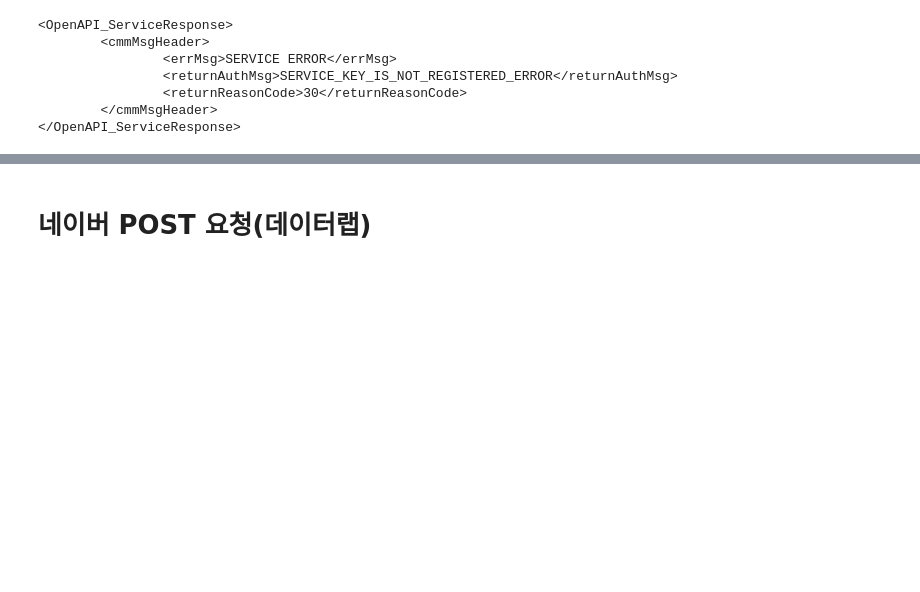
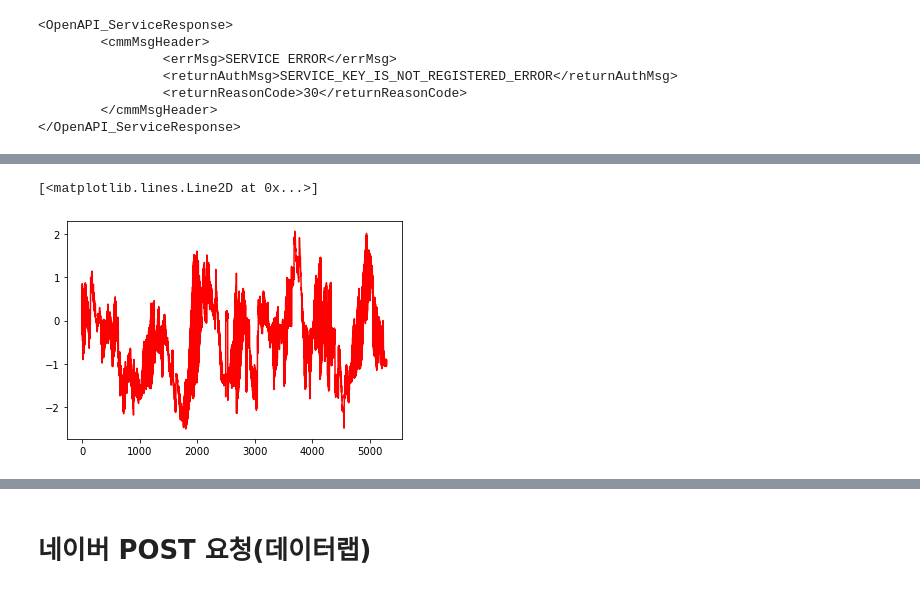
Before and after one commit to ldyoung4032/Deep_Learninng_Academy, a Jupyter notebook: API.ipynb, the cells around one changed output, grey strips where cells are left out. Drawn from its saved outputs; the diff is of its cells as text; code cells hidden in the pictures; blank space fills up the shorter version.

```diff
--- a/API.ipynb
+++ b/API.ipynb
@@ -36,0 +164,3 @@ print(resp.text)
+# %%
+data = resp.json()
+data
@@ -36,0 +191,5 @@ print(resp.text)
+# %%
+items = data['response']['body']['items']['item']
+# %%
+dright_index = pd.DataFrame(items)
+dright_index.head()
@@ -36,0 +218,3 @@ print(resp.text)
+# %%
+import numpy as np
+dright_index['anlval'] =dright_index['anlval'].astype(np.float64)
@@ -36,0 +235,5 @@ print(resp.text)
+# %%
+plt.plot(dright_index['anlval'], 'r')
+# %% [output]
+[<matplotlib.lines.Line2D at 0x...>]
+[figure, added]
```
Also changed, not shown: parts of 37 cells of this notebook, 5 other files.
